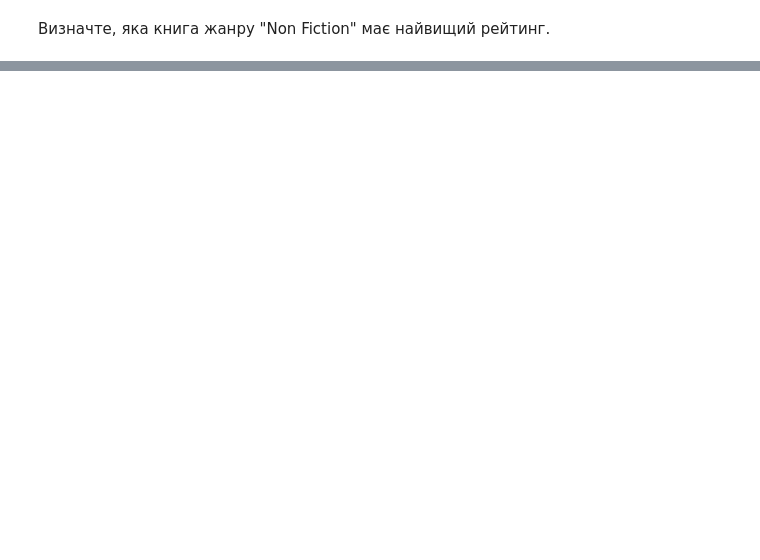
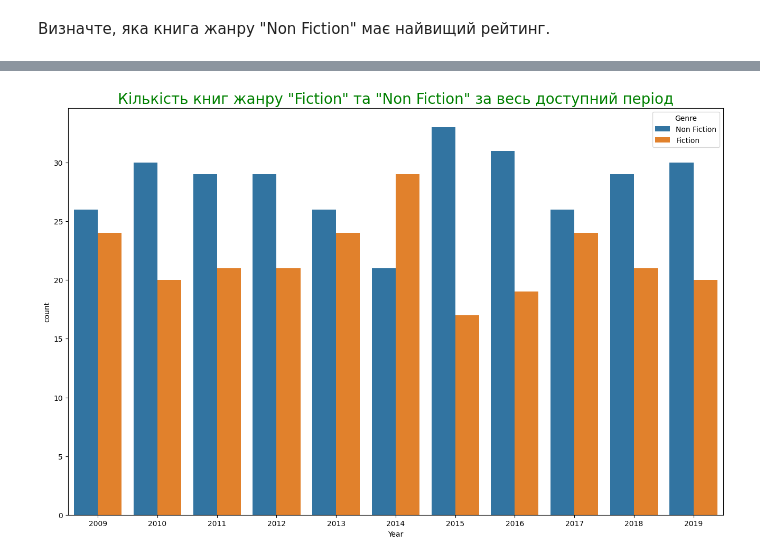
Before and after one commit to romaniuk-o/Python_Data_Science_HW6, a Jupyter notebook: HW_6.ipynb, the cells around one changed output, grey strips where cells are left out. Cells and saved outputs as stored; diff of their text form; code cells hidden in the pictures; blank space fills up the shorter version.

```diff
--- a/HW_6.ipynb
+++ b/HW_6.ipynb
@@ -127,0 +192,8 @@ sns.pairplot(df5, kind="kde");
+# %%
+df8 = df.groupby(["Year", "Genre"]).count().toPandas()
+
+sns.barplot(x="Year", y="count", hue="Genre", data=df8)
+plt.title('Кількість книг жанру "Fiction" та "Non Fiction" за весь доступний період', fontsize=20, color='g')
+plt.show()
+# %% [output]
+[figure, added]
```
Also changed, not shown: parts of 20 cells of this notebook.
